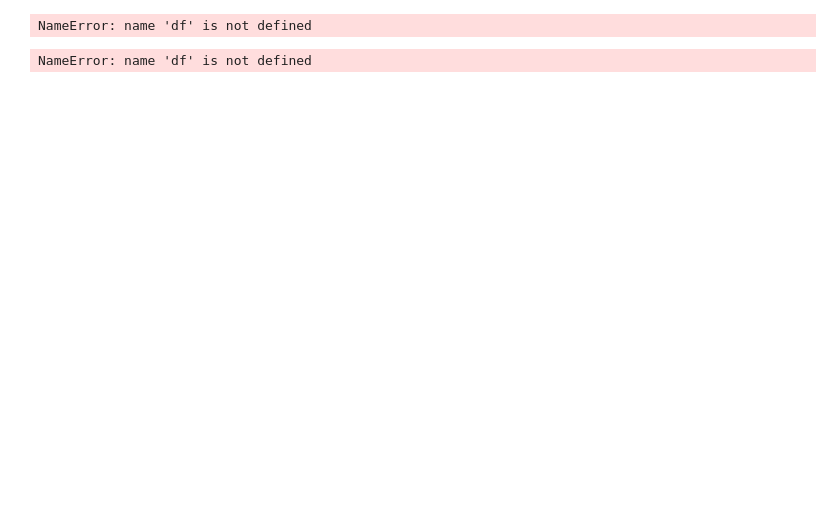
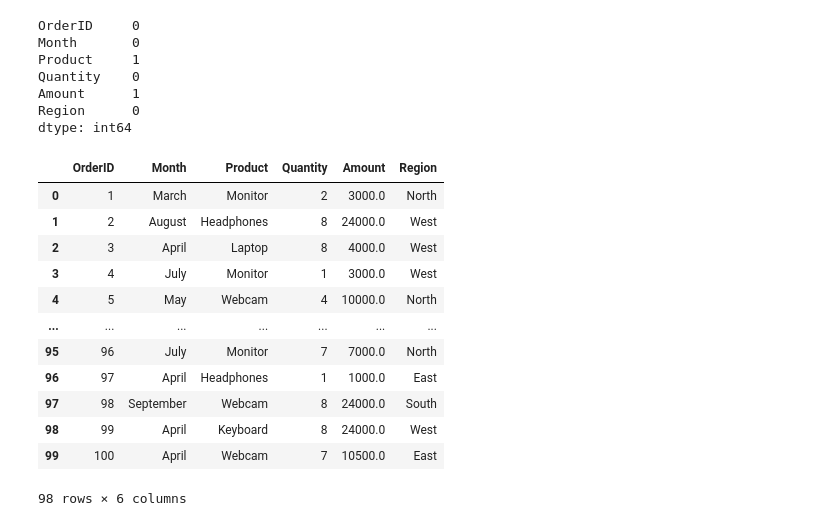
Before and after one commit to darlinesther2006-bot/project, a Jupyter notebook: project.ipynb, the cells around one changed output. Saved outputs shown, nothing was run; the diff lists cells and outputs as text; code cells hidden in the pictures; blank space fills up the shorter version.

```diff
--- a/project.ipynb
+++ b/project.ipynb
@@ -31,0 +3,6 @@ NameError: name 'df' is not defined
+# %%
+from google.colab import files
+import pandas as pd
+uploaded=files.upload()
+df=pd.read_csv('Sales_data.csv')
+df.head()
@@ -31,0 +18,7 @@ NameError: name 'df' is not defined
+# %%
+df.rename(columns={
+    'Order_ID':'OrderID'
+}, inplace=True)
+
+print("\n AFTER REMAINING")
+print(df)
@@ -31,0 +41,5 @@ NameError: name 'df' is not defined
+# %%
+df.dropna(subset=['Quantity'], inplace=True)
+df.drop_duplicates(inplace=True)
+df.reset_index(drop=True, inplace=True)
+df
@@ -32,9 +83,26 @@ NameError: name 'df' is not defined
 # %%
 print(df.isnull().sum())
 # %% [output]
-NameError: name 'df' is not defined
+OrderID     0
+Month       0
+Product     1
+Quantity    0
+Amount      1
+Region      0
+dtype: int64
-# %%
-df= df.drop_duplicates
-print(df)
-# %% [output]
-NameError: name 'df' is not defined
+# %%
+df.dropna()
+# %% [output]
+|  | OrderID | Month | Product | Quantity | Amount | Region |
+| 0 | 1 | March | Monitor | 2 | 3000.0 | North |
+| 1 | 2 | August | Headphones | 8 | 24000.0 | West |
+| 2 | 3 | April | Laptop | 8 | 4000.0 | West |
+| 3 | 4 | July | Monitor | 1 | 3000.0 | West |
+| 4 | 5 | May | Webcam | 4 | 10000.0 | North |
+| ... | ... | ... | ... | ... | ... | ... |
+| 95 | 96 | July | Monitor | 7 | 7000.0 | North |
+| 96 | 97 | April | Headphones | 1 | 1000.0 | East |
+| 97 | 98 | September | Webcam | 8 | 24000.0 | South |
+| 98 | 99 | April | Keyboard | 8 | 24000.0 | West |
+| 99 | 100 | April | Webcam | 7 | 10500.0 | East |
+98 rows × 6 columns
```
Also changed, not shown: parts of 8 cells of this notebook.
